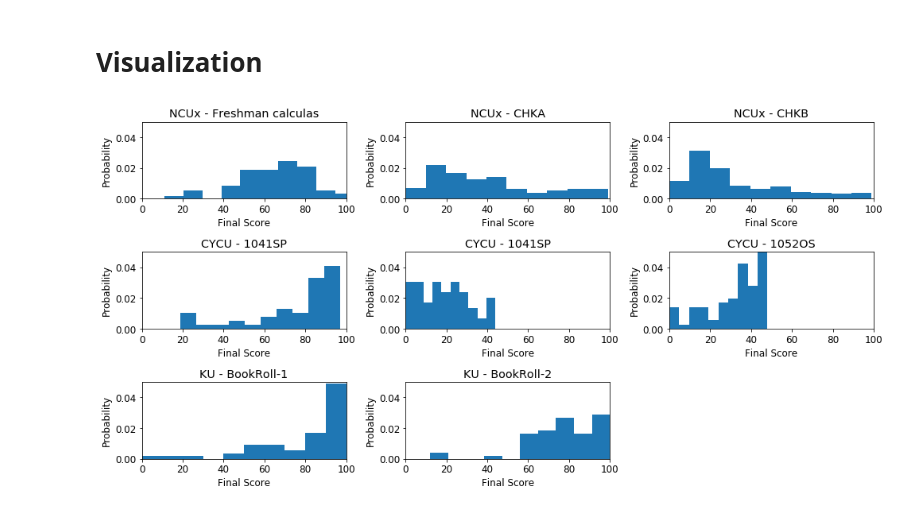
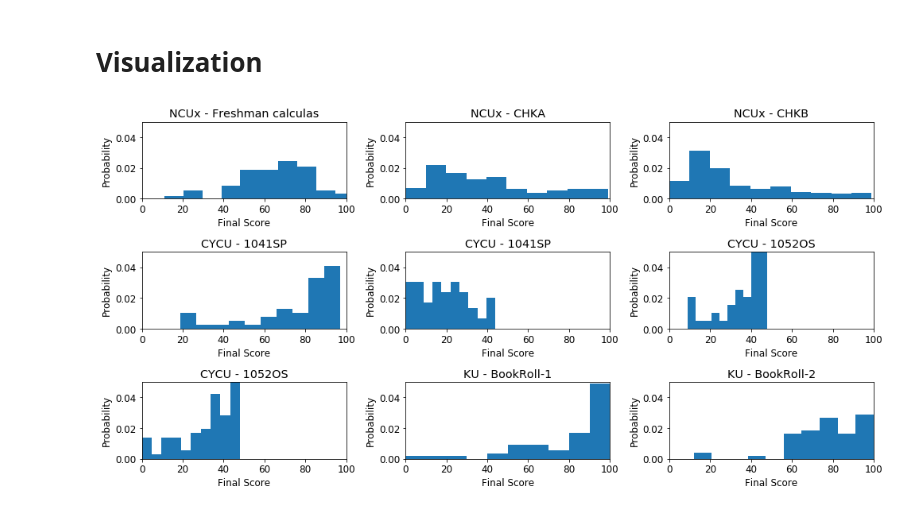
Before and after one commit to owen198/ds_comparision, a Jupyter notebook: datasets.ipynb, the cells around one changed output. Saved outputs shown, nothing was run; the diff lists cells and outputs as text; code cells hidden in the pictures.

```diff
--- a/datasets.ipynb
+++ b/datasets.ipynb
@@ -124,0 +127,5 @@ cycu_1051sp = score_df.astype(int)
+# %%
+db = conn['1042OS']
+collection = db['1042aOS_grades.json']
+df = pd.DataFrame(list(collection.find()))
+df.head(3)
@@ -125,3 +138,8 @@ cycu_1051sp = score_df.astype(int)
+# %%
+score_df = df['總分']
+score_df = score_df.dropna()
+score_df = score_df.astype(float)
+cycu_1042os = score_df.astype(int)
 # %% [markdown]
 ### CYCU 1052OS
 # %%
@@ -228,33 +246,44 @@ plt.xlabel('Final Score')
 plt.xlim(0, 100)
 plt.ylim(0, 0.05)
 
 plt.subplot(3, 3, 6)
+plt.hist(cycu_1042os, bins = bins, density=True)
+plt.title('CYCU - 1052OS')
+plt.ylabel('Probability')
+plt.xlabel('Final Score')
+plt.xlim(0, 100)
+plt.ylim(0, 0.05)
+
+plt.subplot(3, 3, 7)
 plt.hist(cycu_1052os, bins = bins, density=True)
 plt.title('CYCU - 1052OS')
 plt.ylabel('Probability')
 plt.xlabel('Final Score')
 plt.xlim(0, 100)
 plt.ylim(0, 0.05)
 
-plt.subplot(3, 3, 7)
+
+
+
+plt.subplot(3, 3, 8)
 plt.hist(ku_br01, bins = bins, density=True)
 plt.title('KU - BookRoll-1')
 plt.ylabel('Probability')
 plt.xlabel('Final Score')
 plt.xlim(0, 100)
 plt.ylim(0, 0.05)
 
-plt.subplot(3, 3, 8)
+plt.subplot(3, 3, 9)
 plt.hist(ku_br02, bins = bins, density=True)
 plt.title('KU - BookRoll-2')
 plt.ylabel('Probability')
 plt.xlabel('Final Score')
 plt.xlim(0, 100)
 plt.ylim(0, 0.05)
 
 plt.tight_layout()
 plt.savefig('./images/score_distribution.png', dpi=300)
 
 #plt.show()
 # %% [output]
-[figure, old version]
+[figure, new version]
```
Also changed, not shown: parts of 2 cells of this notebook, 1 other file.
